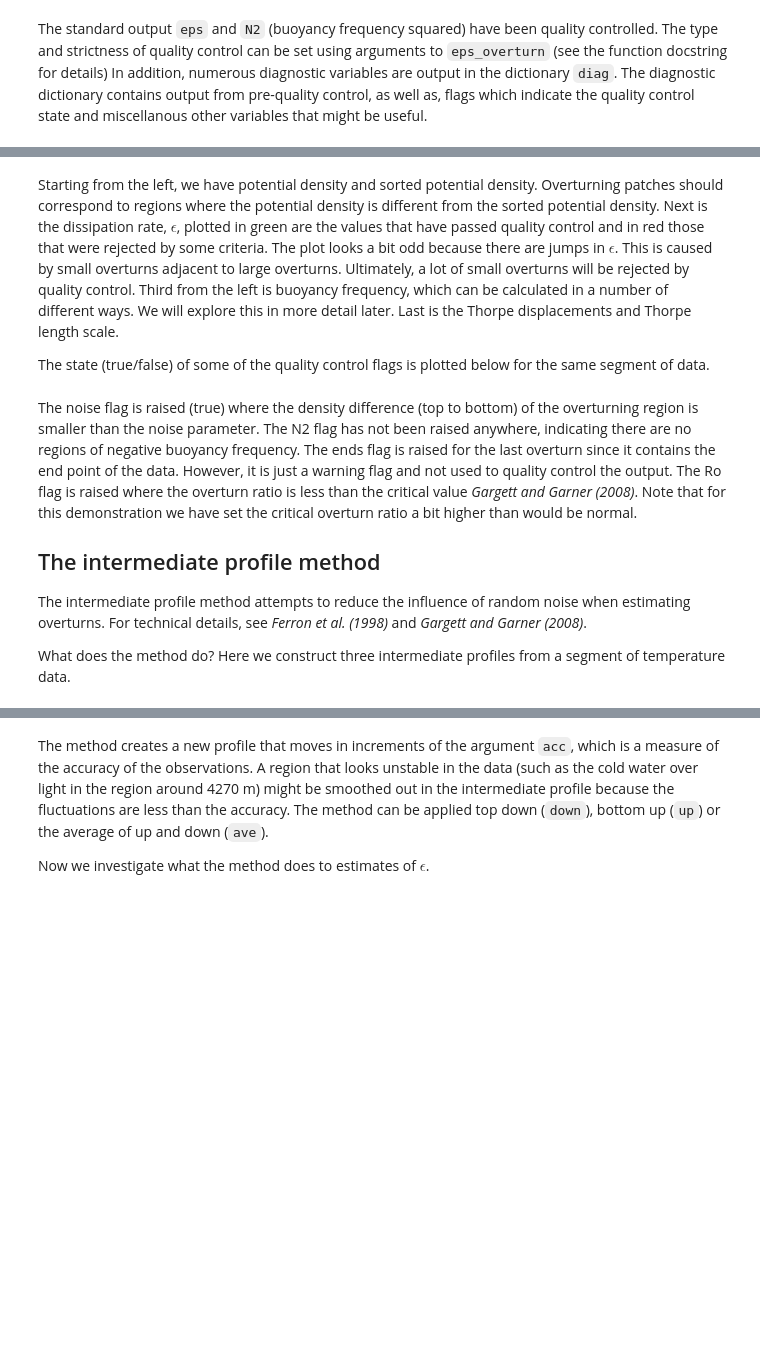
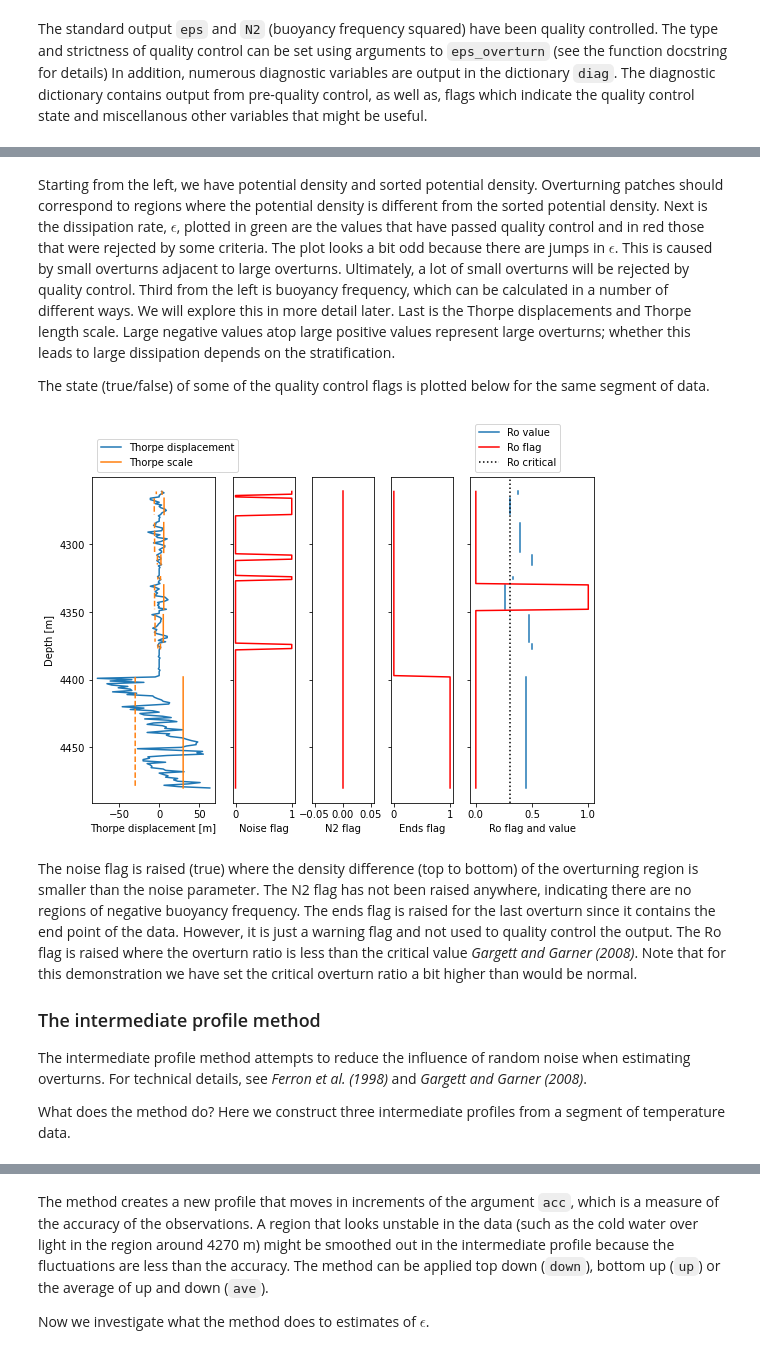
Before and after one commit to modscripps/mixsea, a Jupyter notebook: docs/thorpe_scales.ipynb, the cells around one changed output, grey strips where cells are left out. Saved outputs shown, nothing was run; the diff lists cells and outputs as text; code cells hidden in the pictures; blank space fills up the shorter version.

```diff
--- a/docs/thorpe_scales.ipynb
+++ b/docs/thorpe_scales.ipynb
@@ -113,34 +188,37 @@ fig.align_labels()
 # %% [markdown]
-Starting from the left, we have potential density and sorted potential density. Overturning patches should correspond to regions where the potential density is different from the sorted potential density. Next is the dissipation rate, $\epsilon$, plotted in green are the values that have passed quality control and in red those that were rejected by some criteria. The plot looks a bit odd because there are jumps in $\epsilon$. This is caused by small overturns adjacent to large overturns. Ultimately, a lot of small overturns will be rejected by quality control. Third from the left is buoyancy frequency, which can be calculated in a number of different ways. We will explore this in more detail later. Last is the Thorpe displacements and Thorpe length scale.
+Starting from the left, we have potential density and sorted potential density. Overturning patches should correspond to regions where the potential density is different from the sorted potential density. Next is the dissipation rate, $\epsilon$, plotted in green are the values that have passed quality control and in red those that were rejected by some criteria. The plot looks a bit odd because there are jumps in $\epsilon$. This is caused by small overturns adjacent to large overturns. Ultimately, a lot of small overturns will be rejected by quality control. Third from the left is buoyancy frequency, which can be calculated in a number of different ways. We will explore this in more detail later. Last is the Thorpe displacements and Thorpe length scale. Large negative values atop large positive values represent large overturns; whether this leads to large dissipation depends on the stratification.
 
 The state (true/false) of some of the quality control flags is plotted below for the same segment of data.
 # %%
 fig, axs = plt.subplots(
     1, 5, sharey=True, figsize=(9, 6), gridspec_kw={"width_ratios": [2, 1, 1, 1, 2]}
 )
 axs[0].plot(diag["thorpe_disp"][cut], zc, label="Thorpe displacement")
 axs[0].plot(diag["Lt"][cut], zc, label="Thorpe scale")
+axs[0].plot(-diag["Lt"][cut], zc, "C1--")
 axs[1].plot(diag["noise_flag"][cut], zc, color="r")
 axs[2].plot(diag["N2_flag"][cut], zc, color="r")
 axs[3].plot(diag["ends_flag"][cut], zc, color="r")
 axs[4].plot(diag["Ro"][cut], zc, label="Ro value")
 axs[4].plot(diag["Ro_flag"][cut], zc, color="r", label="Ro flag")
 axs[4].axvline(Roc, color="k", ls=":", label="Ro critical")
 axs[0].invert_yaxis()
 axs[0].legend(loc="lower left", bbox_to_anchor=(0, 1))
 axs[4].legend(loc="lower left", bbox_to_anchor=(0, 1))
 axs[0].set_ylabel("Depth [m]")
 axs[0].set_xlabel("Thorpe displacement [m]")
 axs[1].set_xlabel("Noise flag")
 axs[2].set_xlabel("N2 flag")
 axs[3].set_xlabel("Ends flag")
 axs[4].set_xlabel("Ro flag and value")
 
 fig.align_labels()
+# %% [output]
+[figure, added]
 # %% [markdown]
 The noise flag is raised (true) where the density difference (top to bottom) of the overturning region is smaller than the noise parameter. The N2 flag has not been raised anywhere, indicating there are no regions of negative buoyancy frequency. The ends flag is raised for the last overturn since it contains the end point of the data. However, it is just a warning flag and not used to quality control the output. The Ro flag is raised where the overturn ratio is less than the critical value <cite data-cite="Gargett2008">Gargett and Garner (2008)</cite>. Note that for this demonstration we have set the critical overturn ratio a bit higher than would be normal.
 
-## The intermediate profile method
+### The intermediate profile method
 
 The intermediate profile method attempts to reduce the influence of random noise when estimating overturns. For technical details, see <cite data-cite="Ferron1998">Ferron et al. (1998)</cite> and <cite data-cite="Gargett2008">Gargett and Garner (2008)</cite>.
 
```
Also changed, not shown: parts of 15 cells of this notebook, 1 other file.
